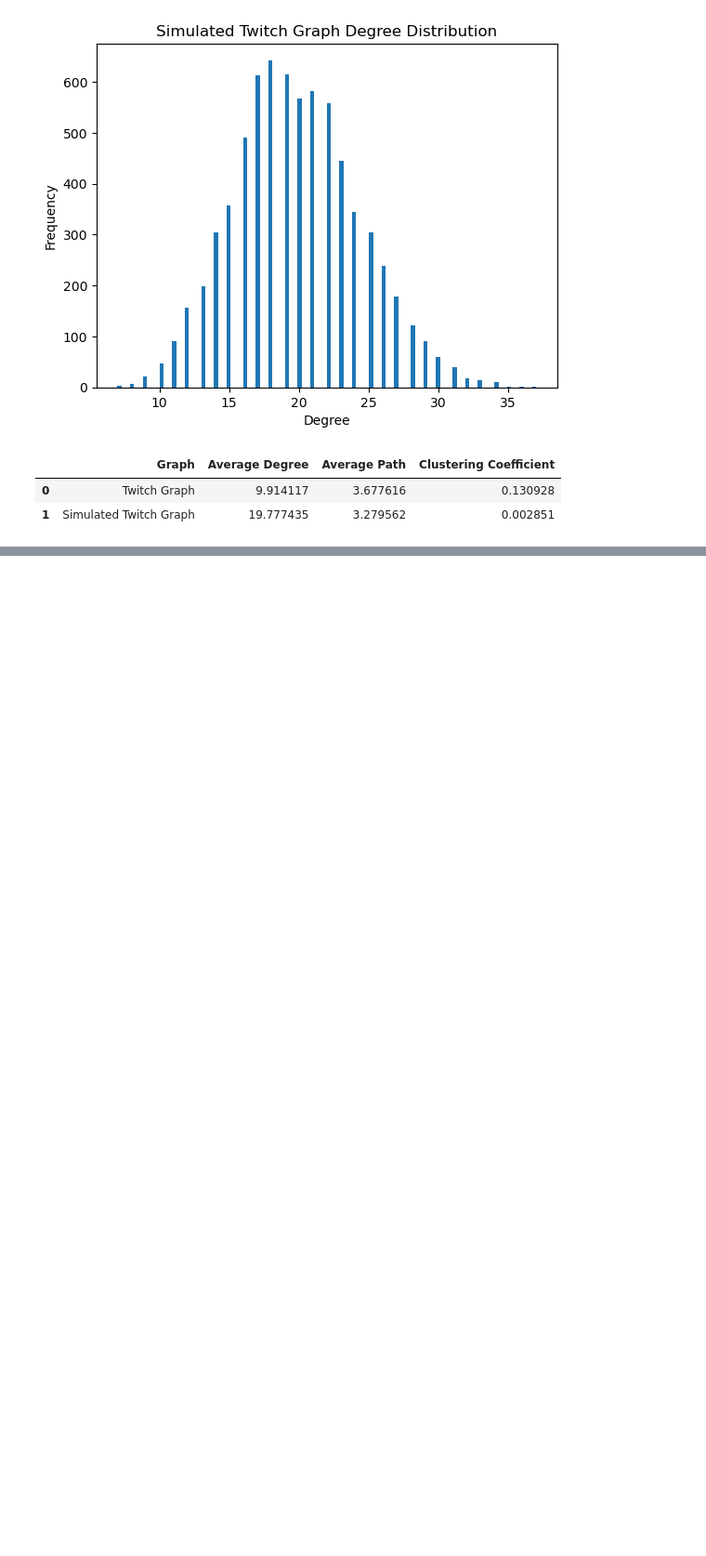
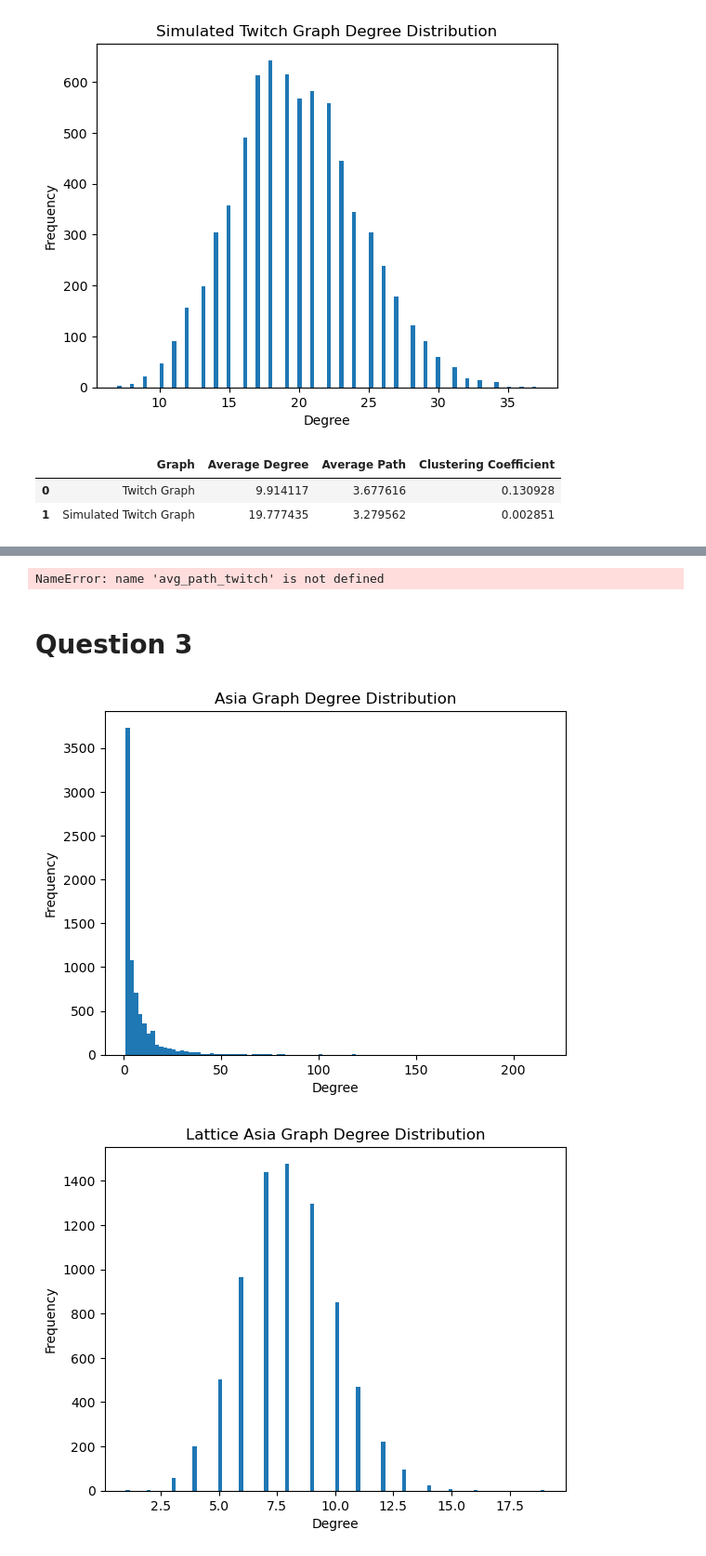
Before and after one commit to Isaacwilliam4/graphmining, a Jupyter notebook: assignments/assignment5.ipynb, the cells around one changed output, grey strips where cells are left out. Shown at 93% size. Saved outputs shown, nothing was run; the diff lists cells and outputs as text; code cells hidden in the pictures; blank space fills up the shorter version.

```diff
--- a/assignments/assignment5.ipynb
+++ b/assignments/assignment5.ipynb
@@ -105,0 +142,7 @@ df.head()
+# %%
+df = pd.DataFrame(columns=["Graph", "Average Path", "Clustering Coefficient"])
+df.loc[0] = ["Twitch Graph", avg_path_twitch, clustering_coefficient_twitch]
+df.loc[1] = ["PAM Twitch Graph", avg_path_pref_twitch, clust_pref_twitch]
+df.head()
+# %% [output]
+NameError: name 'avg_path_twitch' is not defined
@@ -105,0 +158,2 @@ df.head()
+# %% [markdown]
+# Question 3
@@ -105,0 +207,8 @@ df.head()
+# %%
+asia_lattice, lattice = small_world_model(asia_graph)
+plot_degree_distribution(asia_graph, "Asia Graph Degree Distribution")
+plot_degree_distribution(asia_lattice, "Lattice Asia Graph Degree Distribution")
+plot_degree_distribution(lattice, "Original Lattice Degree Distribution")
+# %% [output]
+[figure, added]
+[figure, added]
```
Also changed, not shown: parts of 9 cells of this notebook, 1 other file.
